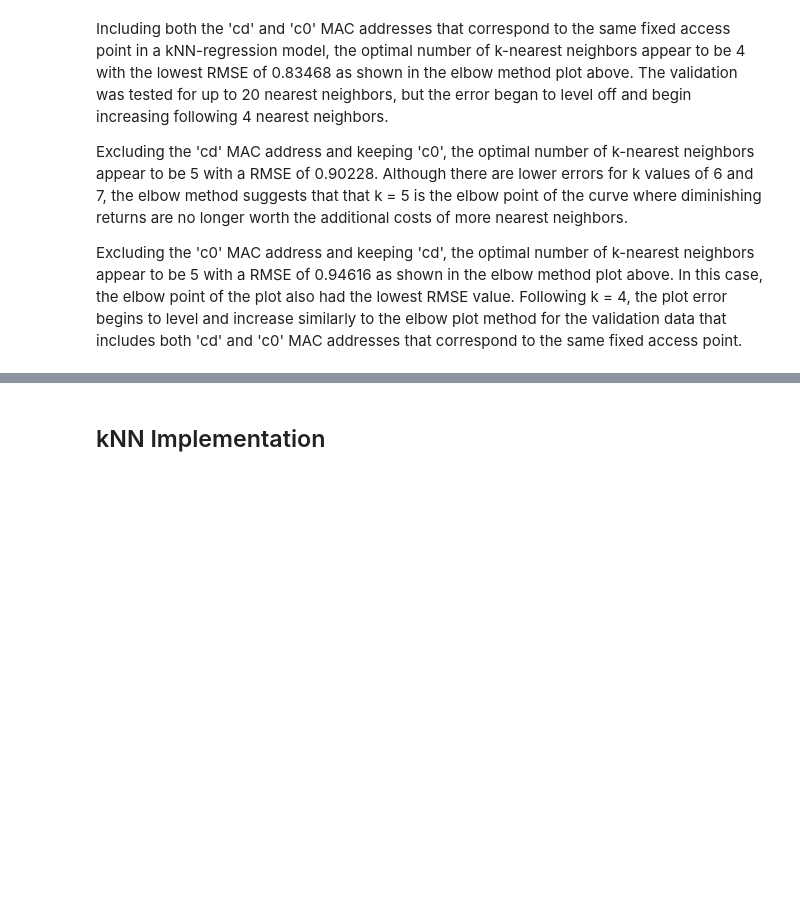
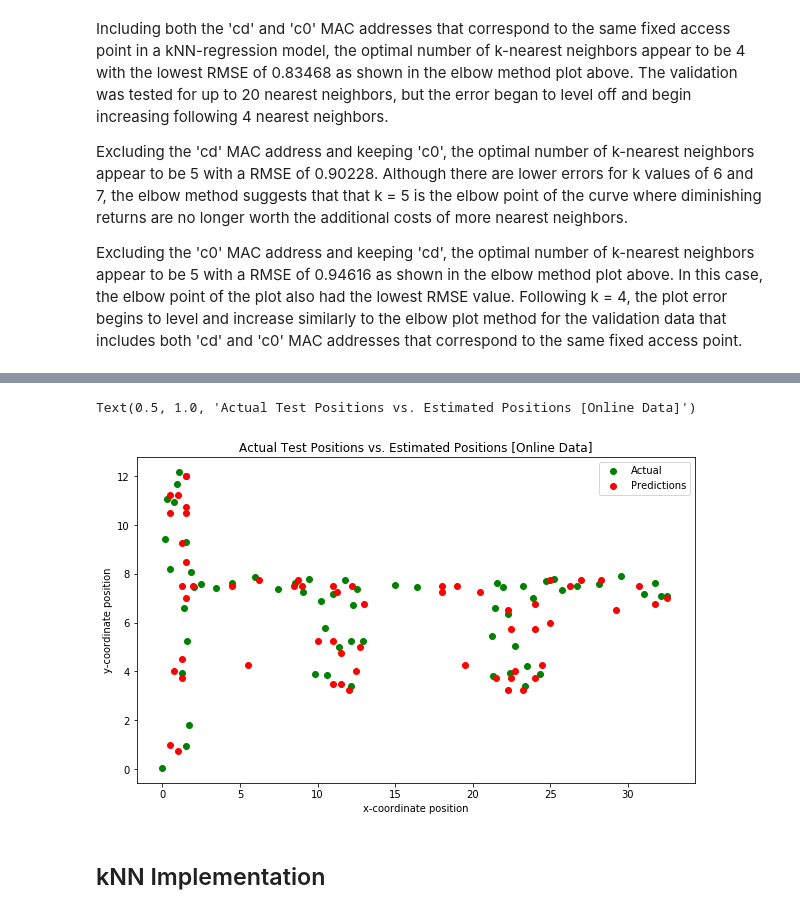
Before and after one commit to anguyen-07/Indoor-Positioning-Systems, a Jupyter notebook: QTW+CaseStudy1_IPS.ipynb, the cells around one changed output, grey strips where cells are left out. Cells and saved outputs as stored; diff of their text form; code cells hidden in the pictures; blank space fills up the shorter version.

```diff
--- a/QTW+CaseStudy1_IPS.ipynb
+++ b/QTW+CaseStudy1_IPS.ipynb
@@ -331,3 +334,14 @@ error_cd
+# %%
+plt.figure(figsize = (10,6))
+plt.scatter(online['posX'],online['posY'], c = 'green', label = 'Actual')
+plt.scatter(pred_both[:,0],pred_both[:,1], c ='red', label = 'Predictions')
+plt.legend()
+plt.xlabel('x-coordinate position')
+plt.ylabel('y-coordinate position')
+plt.title('Actual Test Positions vs. Estimated Positions [Online Data]')
+# %% [output]
+Text(0.5, 1.0, 'Actual Test Positions vs. Estimated Positions [Online Data]')
+[figure, added]
 # %% [markdown]
 ## kNN Implementation
 # %%
```
Also changed, not shown: parts of 12 cells of this notebook.
